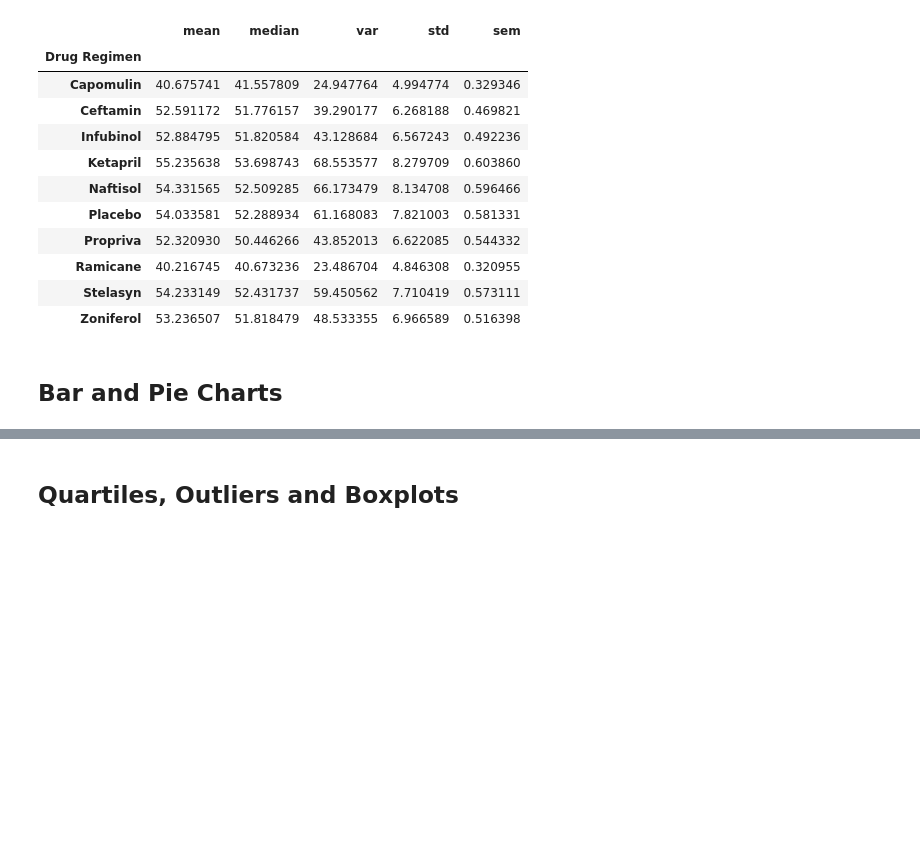
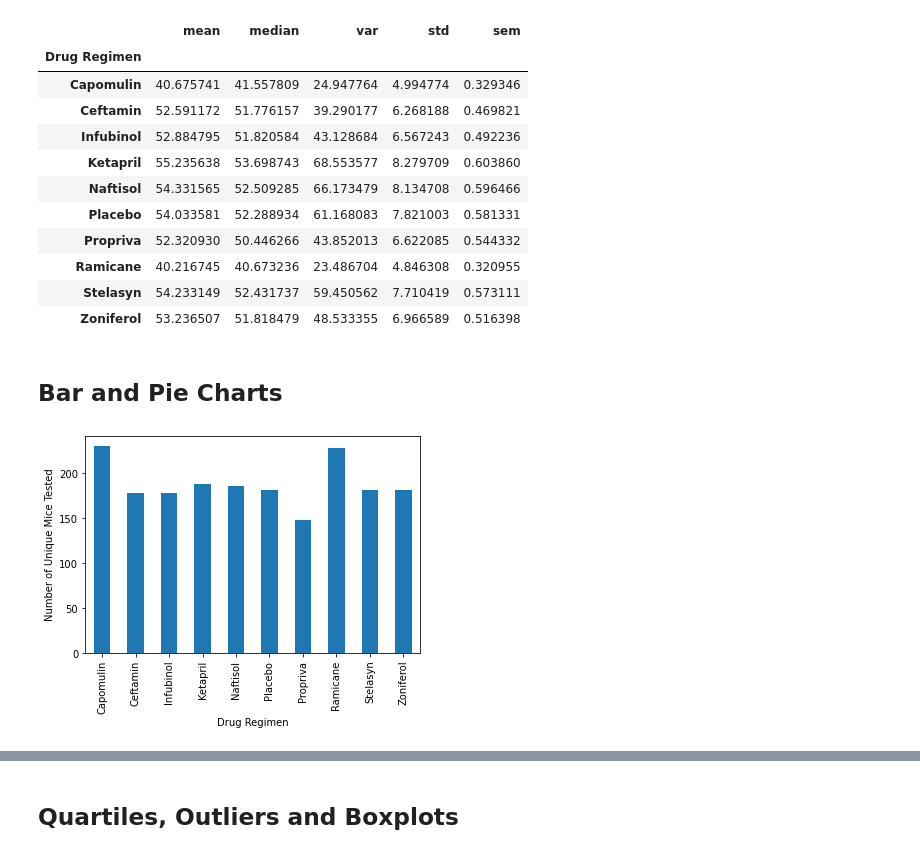
Before and after one commit to mscheme/matplotlib-challenge, a Jupyter notebook: Pymaceuticals/pymaceuticals.ipynb, the cells around one changed output, grey strips where cells are left out. Drawn from its saved outputs; the diff is of its cells as text; code cells hidden in the pictures; blank space fills up the shorter version.

```diff
--- a/Pymaceuticals/pymaceuticals.ipynb
+++ b/Pymaceuticals/pymaceuticals.ipynb
@@ -117,4 +120,13 @@ group_df['Tumor Volume (mm3)'].agg(['mean', 'median', 'var', 'std', 'sem'])
 # %%
-# Generate a bar plot showing the total number of mice for each treatment throughout the course of the study using pandas.
+# Generate a bar plot showing the total number of mice for each treatment throughout the course of the study
+# get count per drug regiem
+count = group_df['Mouse ID'].count()
+
+# using pandas
+count.plot(kind="bar")
+plt.ylabel("Number of Unique Mice Tested")
+plt.show;
+# %% [output]
+[figure, added]
 # %%
 # Generate a bar plot showing the total number of mice for each treatment throughout the course of the study using pyplot.
```
Also changed, not shown: parts of 3 cells of this notebook.
